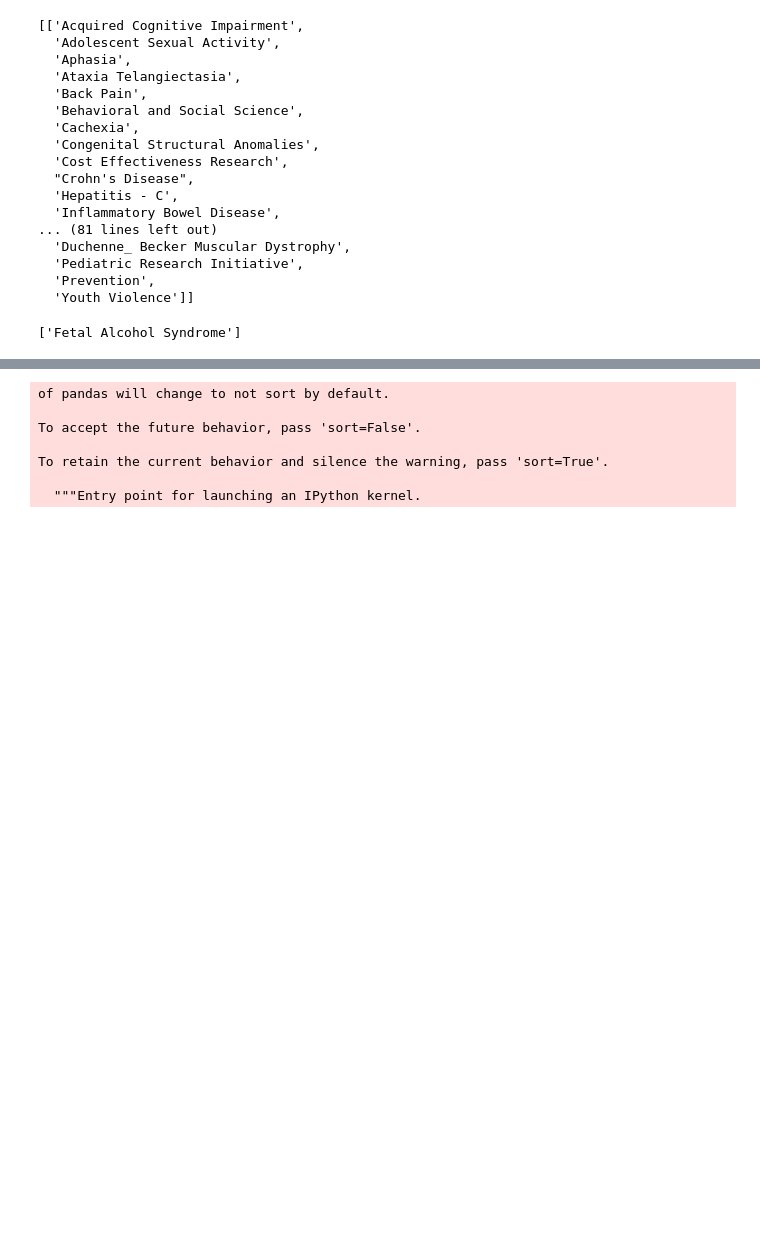
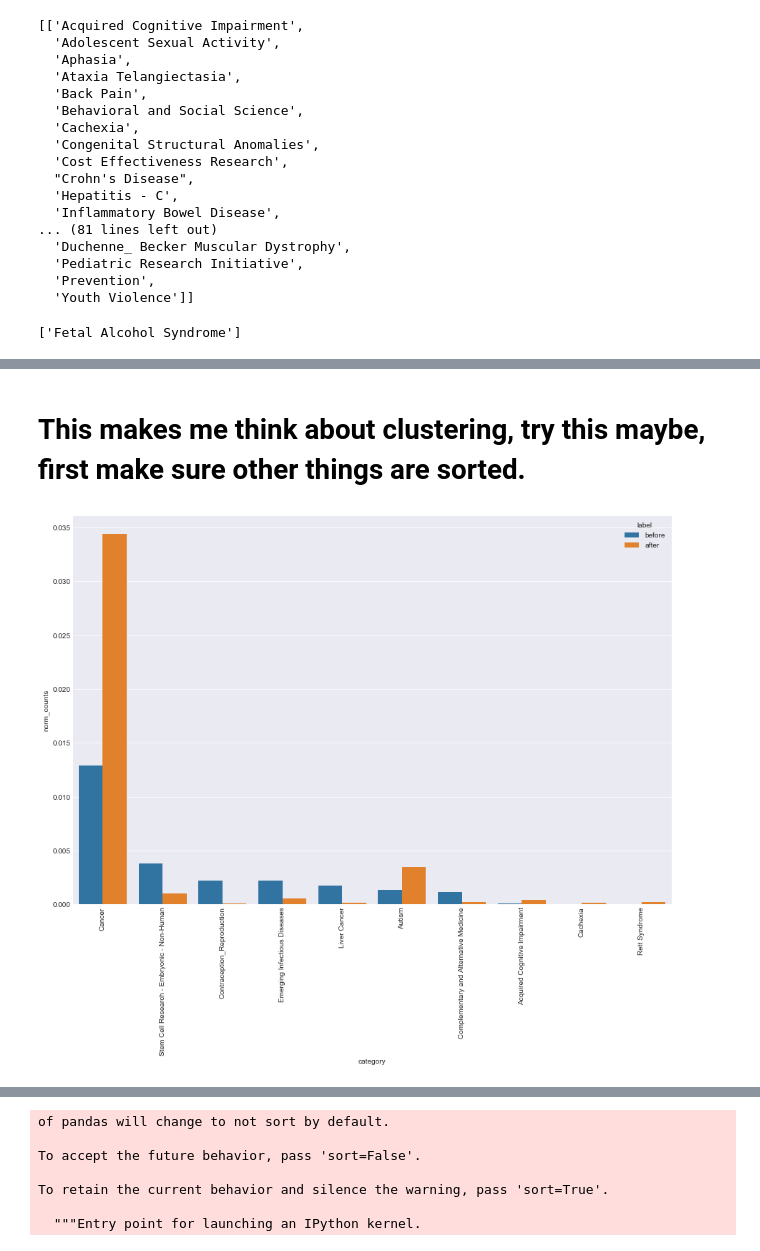
Before and after one commit to raom1/NIH-grants, a Jupyter notebook: funding_topic_analysis_2.ipynb, the cells around one changed output, grey strips where cells are left out. Saved outputs shown, nothing was run; the diff lists cells and outputs as text; code cells hidden in the pictures; blank space fills up the shorter version.

```diff
--- a/funding_topic_analysis_2.ipynb
+++ b/funding_topic_analysis_2.ipynb
@@ -699,0 +736,10 @@ sns.barplot(x = "category", y = "count", hue = "label", data = category_counts_b
+# %% [markdown]
+# This makes me think about clustering, try this maybe, first make sure other things are sorted.
+# %%
+category_counts_before_after_big_changes = category_counts_before_after[category_counts_before_after.category.isin(top_bottom_10_fc.category)]
+# %%
+fig, ax = plt.subplots(figsize=(15, 10))
+sns.barplot(x = "category", y = "norm_counts", hue = "label", data = category_counts_before_after_big_changes)
+plt.xticks(rotation='vertical');
+# %% [output]
+[figure, added]
```
Also changed, not shown: parts of 15 cells of this notebook.
